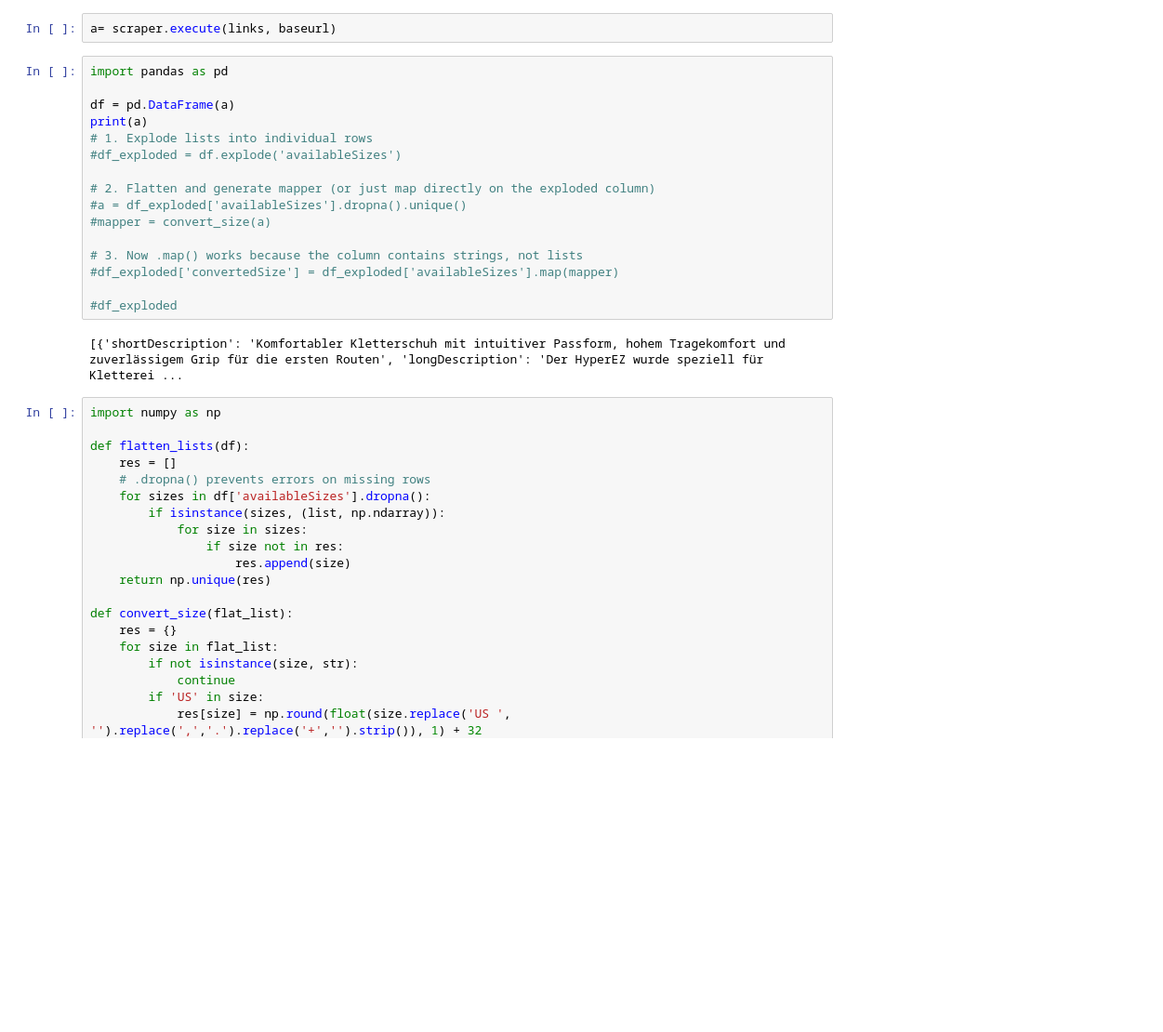
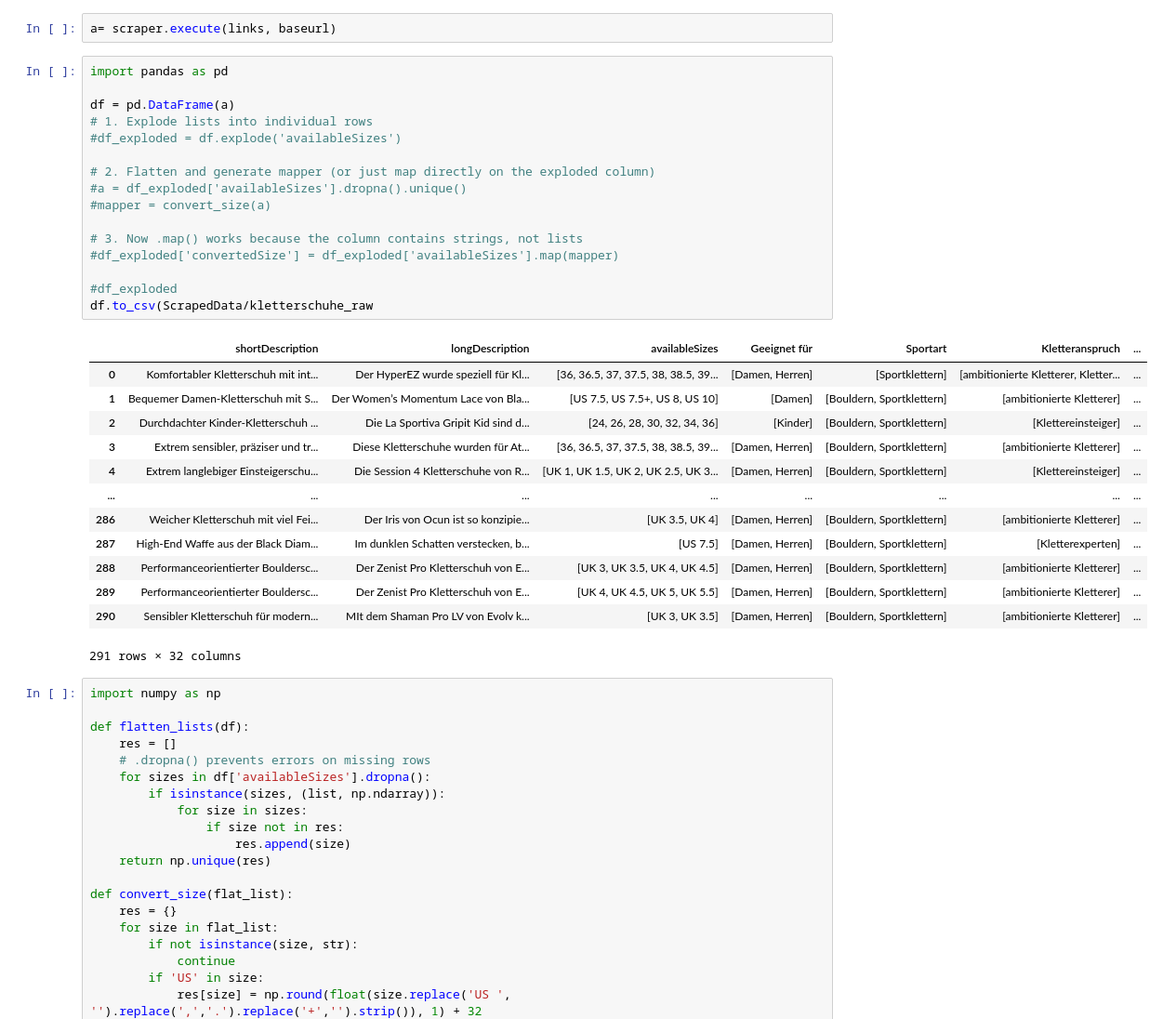
Before and after one commit to bracdav/Kletterschuhe, a Jupyter notebook: ExecuteScraping.ipynb, the cells around one changed output. Shown at 93% size. Saved outputs shown, nothing was run; the diff lists cells and outputs as text; blank space fills up the shorter version.

```diff
--- a/ExecuteScraping.ipynb
+++ b/ExecuteScraping.ipynb
@@ -15,21 +15,33 @@ a= scraper.execute(links, baseurl)
 # %%
 import pandas as pd
 
 df = pd.DataFrame(a)
-print(a)
 # 1. Explode lists into individual rows
 #df_exploded = df.explode('availableSizes')
 
 # 2. Flatten and generate mapper (or just map directly on the exploded column)
 #a = df_exploded['availableSizes'].dropna().unique()
 #mapper = convert_size(a)
 
 # 3. Now .map() works because the column contains strings, not lists
 #df_exploded['convertedSize'] = df_exploded['availableSizes'].map(mapper)
 
 #df_exploded
+df.to_csv(ScrapedData/kletterschuhe_raw
 # %% [output]
+|  | shortDescription | longDescription | availableSizes | Geeignet für | Sportart | Kletteranspruch | ... |
+| 0 | Komfortabler Kletterschuh mit int... | Der HyperEZ wurde speziell für Kl... | [36, 36.5, 37, 37.5, 38, 38.5, 39... | [Damen, Herren] | [Sportklettern] | [ambitionierte Kletterer, Kletter... | ... |
+| 1 | Bequemer Damen-Kletterschuh mit S... | Der Women’s Momentum Lace von Bla... | [US 7.5, US 7.5+, US 8, US 10] | [Damen] | [Bouldern, Sportklettern] | [ambitionierte Kletterer] | ... |
+| 2 | Durchdachter Kinder-Kletterschuh ... | Die La Sportiva Gripit Kid sind d... | [24, 26, 28, 30, 32, 34, 36] | [Kinder] | [Bouldern, Sportklettern] | [Klettereinsteiger] | ... |
+| 3 | Extrem sensibler, präziser und tr... | Diese Kletterschuhe wurden für At... | [36, 36.5, 37, 37.5, 38, 38.5, 39... | [Damen, Herren] | [Bouldern, Sportklettern] | [ambitionierte Kletterer] | ... |
+| 4 | Extrem langlebiger Einsteigerschu... | Die Session 4 Kletterschuhe von R... | [UK 1, UK 1.5, UK 2, UK 2.5, UK 3... | [Damen, Herren] | [Bouldern, Sportklettern] | [Klettereinsteiger] | ... |
+| ... | ... | ... | ... | ... | ... | ... | ... |
+| 286 | Weicher Kletterschuh mit viel Fei... | Der Iris von Ocun ist so konzipie... | [UK 3.5, UK 4] | [Damen, Herren] | [Bouldern, Sportklettern] | [ambitionierte Kletterer] | ... |
+| 287 | High-End Waffe aus der Black Diam... | Im dunklen Schatten verstecken, b... | [US 7.5] | [Damen, Herren] | [Bouldern, Sportklettern] | [Kletterexperten] | ... |
+| 288 | Performanceorientierter Bouldersc... | Der Zenist Pro Kletterschuh von E... | [UK 3, UK 3.5, UK 4, UK 4.5] | [Damen, Herren] | [Bouldern, Sportklettern] | [ambitionierte Kletterer] | ... |
+| 289 | Performanceorientierter Bouldersc... | Der Zenist Pro Kletterschuh von E... | [UK 4, UK 4.5, UK 5, UK 5.5] | [Damen, Herren] | [Bouldern, Sportklettern] | [ambitionierte Kletterer] | ... |
+| 290 | Sensibler Kletterschuh für modern... | MIt dem Shaman Pro LV von Evolv k... | [UK 3, UK 3.5] | [Damen, Herren] | [Bouldern, Sportklettern] | [ambitionierte Kletterer] | ... |
-[{'shortDescription': 'Komfortabler Kletterschuh mit intuitiver Passform, hohem Tragekomfort und zuverlässigem Grip für die ersten Routen', 'longDescription': 'Der HyperEZ wurde speziell für Kletterei ...
+291 rows × 32 columns
 # %%
 import numpy as np
 
```
Also changed, not shown: 2 other files.
